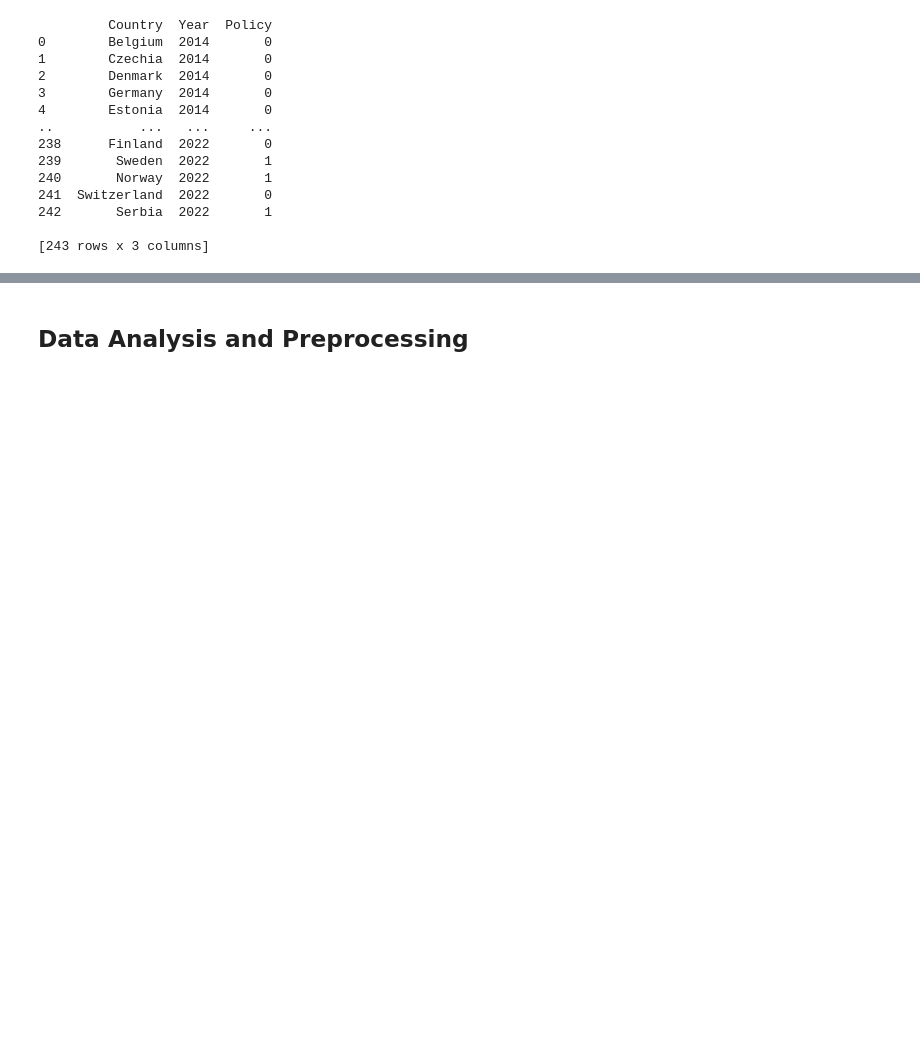
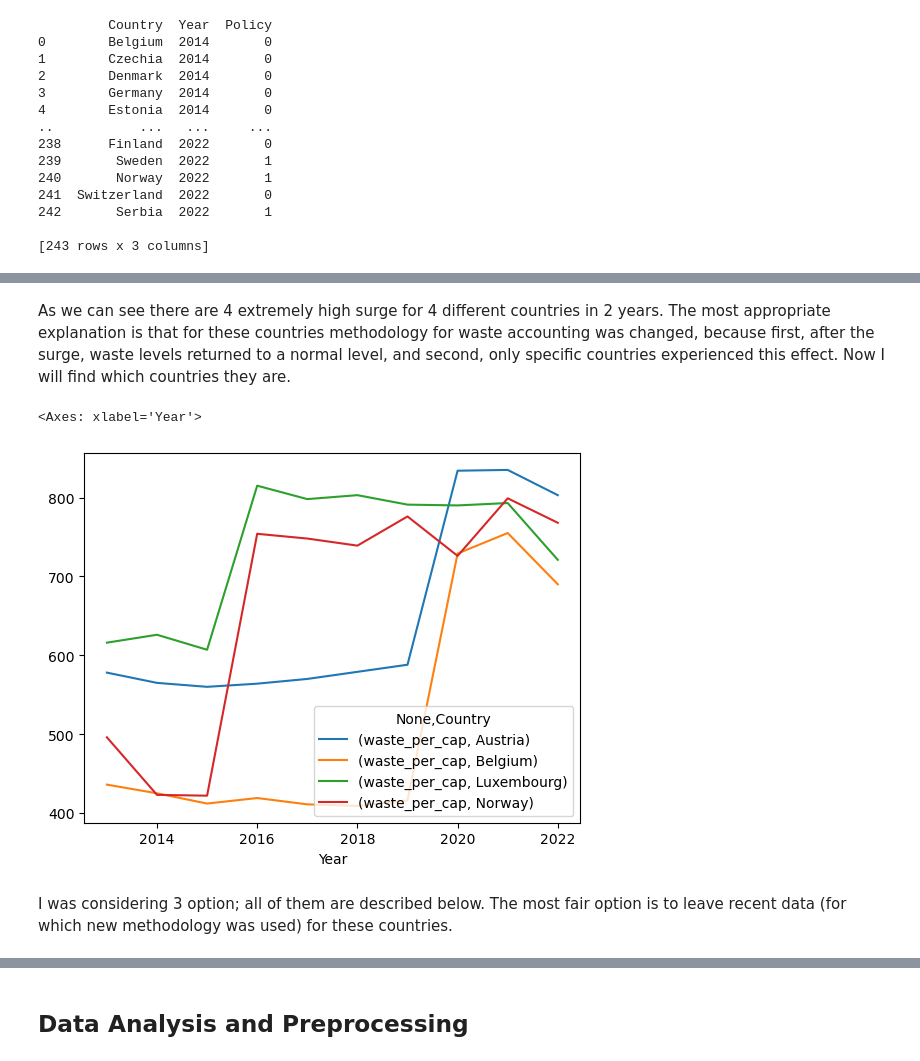
Before and after one commit to anntis/RM-project, a Jupyter notebook: rm_project.ipynb, the cells around one changed output, grey strips where cells are left out. Saved outputs shown, nothing was run; the diff lists cells and outputs as text; code cells hidden in the pictures; blank space fills up the shorter version.

```diff
--- a/rm_project.ipynb
+++ b/rm_project.ipynb
@@ -113,0 +133,8 @@ print(filtered_data_was_long)
+# %% [markdown]
+As we can see there are 4 extremely high surge for 4 different countries in 2 years. The most appropriate explanation is that for these countries methodology for waste accounting was changed, because first, after the surge, waste levels returned to a normal level, and second, only specific countries experienced this effect.
+Now I will find which countries they are.
+# %%
+plottable.loc[:, diff.max() > 200].plot()
+# %% [output]
+<Axes: xlabel='Year'>
+[figure, added]
@@ -113,0 +144,2 @@ print(filtered_data_was_long)
+# %% [markdown]
+I was considering 3 option; all of them are described below. The most fair option is to leave recent data (for which new methodology was used) for these countries.
```
Also changed, not shown: parts of 62 cells of this notebook, 9 other files.
